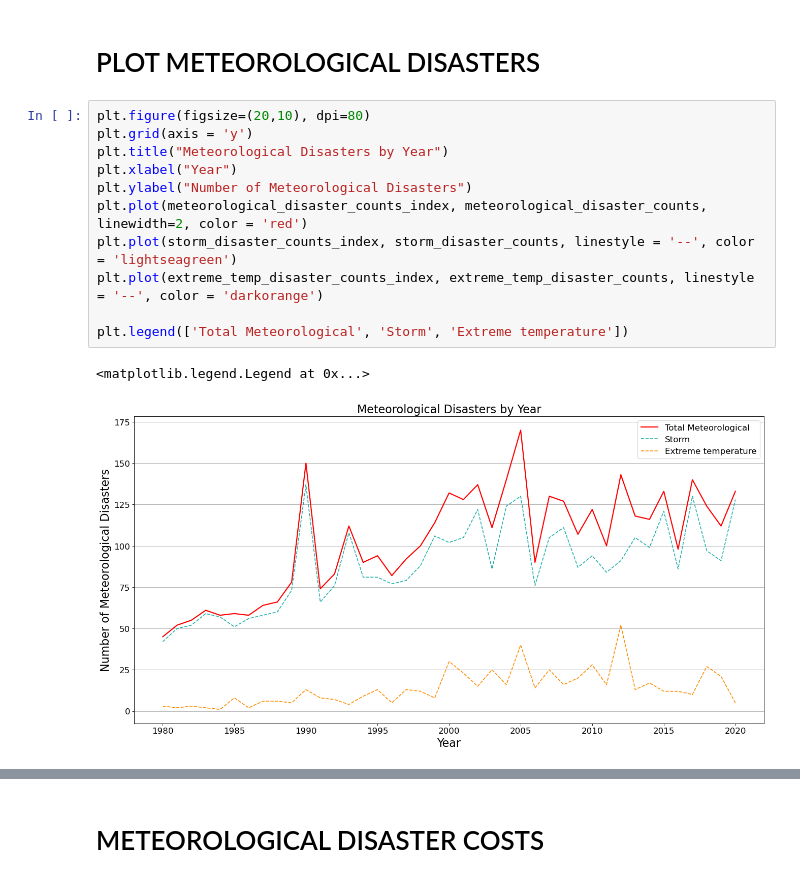
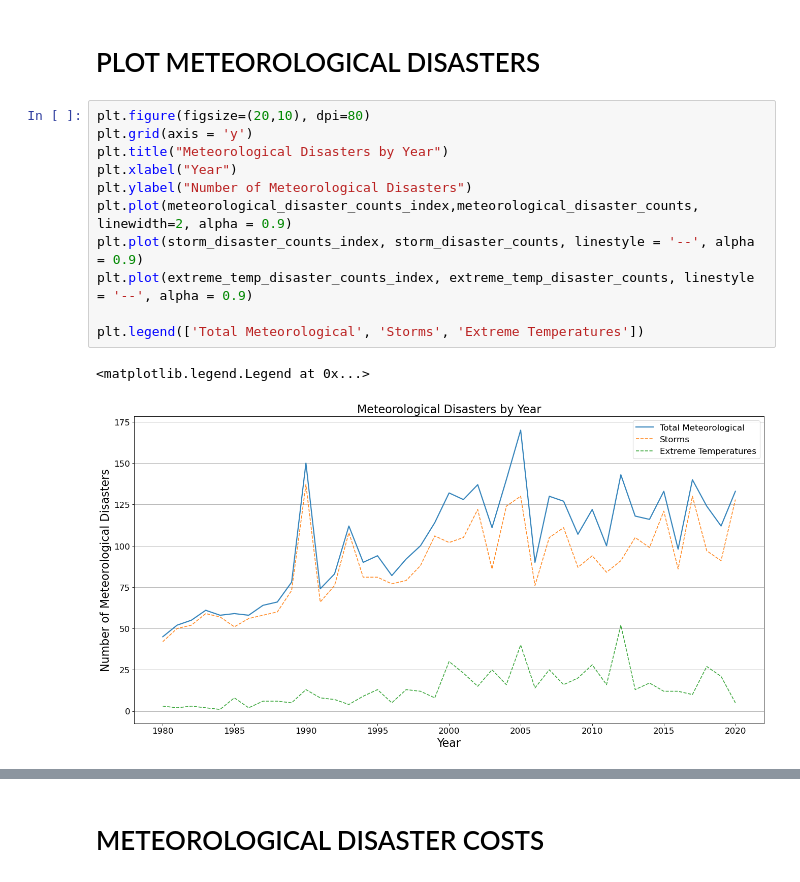
Before and after one commit to felixshier/naturalDisasterAnalysis, a Jupyter notebook: Meteorological Disaster Analysis.ipynb, the cells around one changed output, grey strips where cells are left out. Drawn from its saved outputs; the diff is of its cells as text.

```diff
--- a/Meteorological Disaster Analysis.ipynb
+++ b/Meteorological Disaster Analysis.ipynb
@@ -107,14 +108,14 @@ extreme_temp_disaster_counts_index = extreme_temp_disaster_counts.index
 # %%
 plt.figure(figsize=(20,10), dpi=80)
 plt.grid(axis = 'y')
 plt.title("Meteorological Disasters by Year")
 plt.xlabel("Year")
 plt.ylabel("Number of Meteorological Disasters")
-plt.plot(meteorological_disaster_counts_index, meteorological_disaster_counts, linewidth=2, color = 'red')
-plt.plot(storm_disaster_counts_index, storm_disaster_counts, linestyle = '--', color = 'lightseagreen')
-plt.plot(extreme_temp_disaster_counts_index, extreme_temp_disaster_counts, linestyle = '--', color = 'darkorange')
+plt.plot(meteorological_disaster_counts_index,meteorological_disaster_counts, linewidth=2, alpha = 0.9)
+plt.plot(storm_disaster_counts_index, storm_disaster_counts, linestyle = '--', alpha = 0.9)
+plt.plot(extreme_temp_disaster_counts_index, extreme_temp_disaster_counts, linestyle = '--', alpha = 0.9)
 
-plt.legend(['Total Meteorological', 'Storm', 'Extreme temperature'])
+plt.legend(['Total Meteorological', 'Storms', 'Extreme Temperatures'])
 # %% [output]
 <matplotlib.legend.Legend at 0x...>
-[figure, old version]
+[figure, new version]
```
Also changed, not shown: parts of 12 cells of this notebook, 4 other files.
